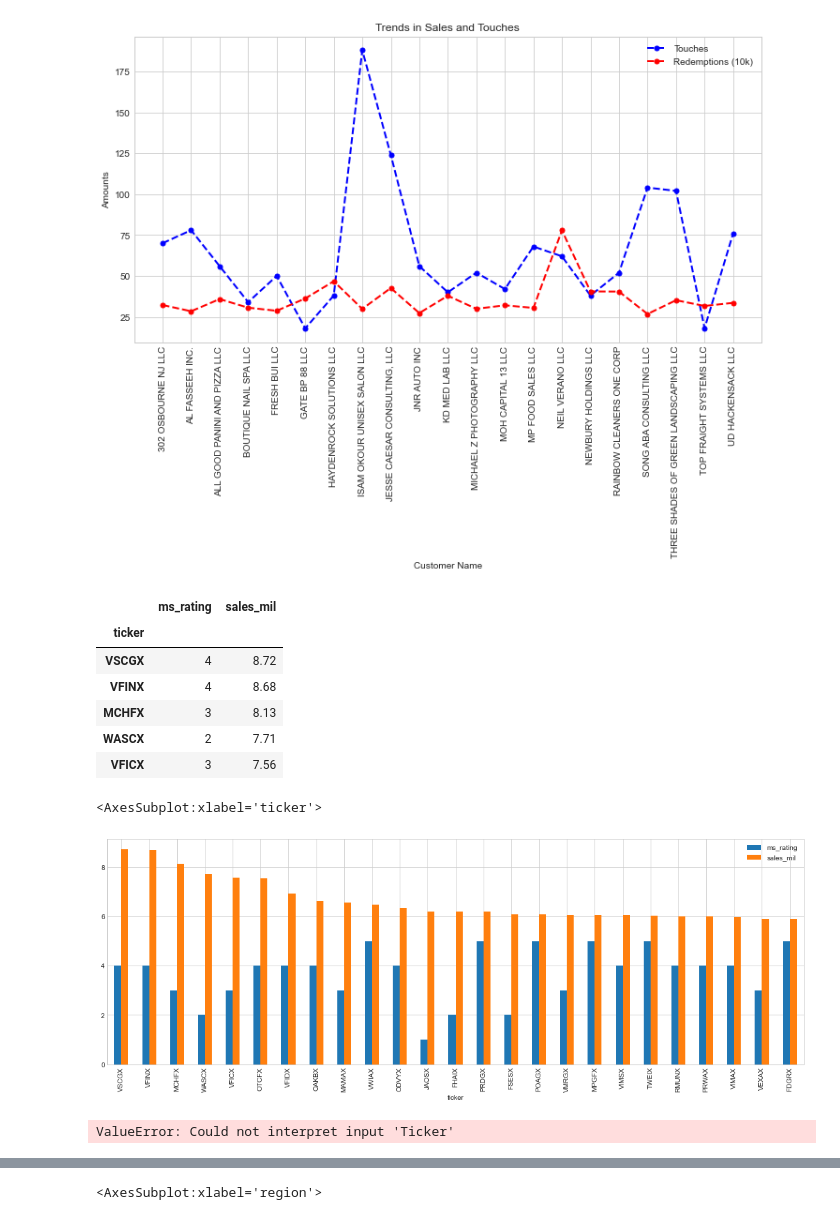
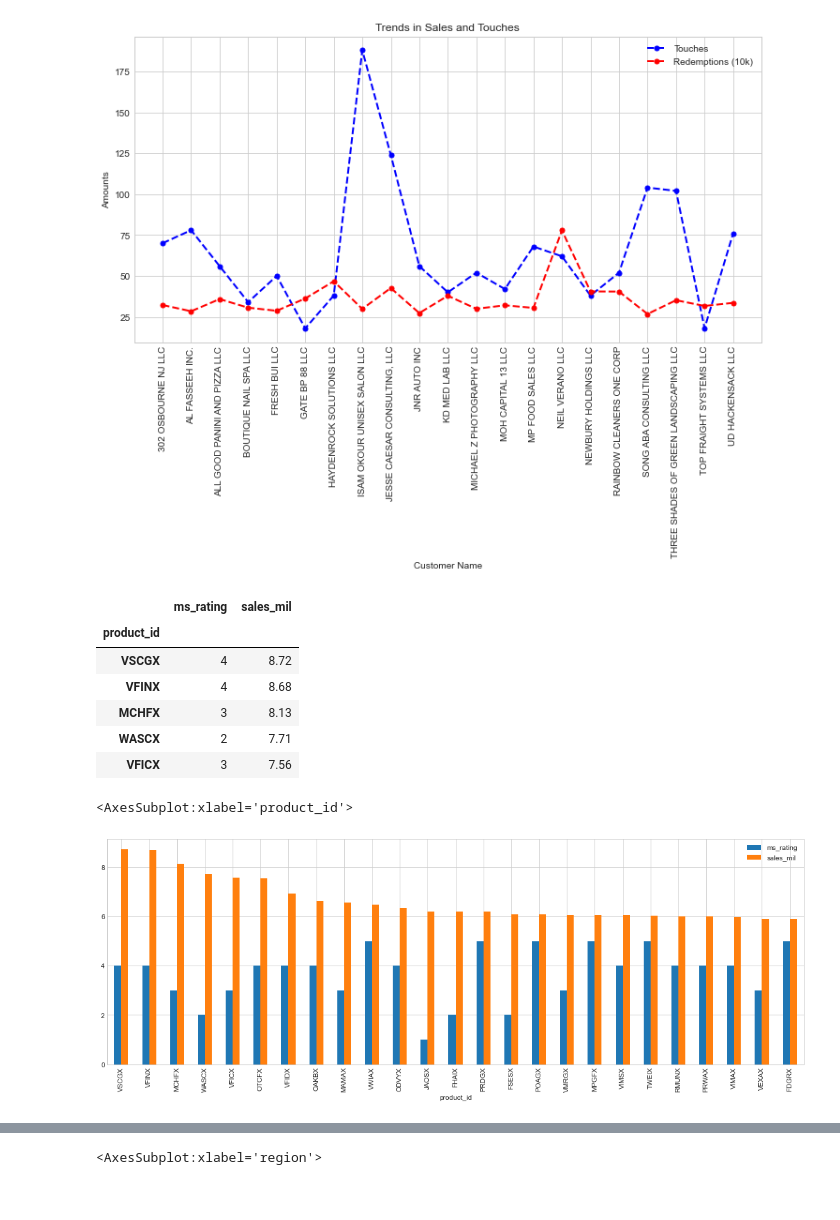
Before and after one commit to bthodla/udsnd_prj1, a Jupyter notebook: notebooks/udsnd_prj1.ipynb, the cells around one changed output, grey strips where cells are left out. Cells and saved outputs as stored; diff of their text form; code cells hidden in the pictures.

Commit message:
20220226 - Fixed issue with the Sales by Region query

```diff
--- a/notebooks/udsnd_prj1.ipynb
+++ b/notebooks/udsnd_prj1.ipynb
@@ -190,20 +190,20 @@ plt.show()
 # %%
 # Do all highly sold funds belong to Morning Star Rating 4 and above?
 query = '''
-select ticker, max(ms_rating) as ms_rating, round(sum(sales), 2)/1000000 as sales_mil
-from product_df inner join txn_df on product_df.ticker = txn_df.product_id
+select product_df.product_id, max(ms_rating) as ms_rating, round(sum(sales), 2)/1000000 as sales_mil
+from product_df inner join txn_df on product_df.product_id = txn_df.product_id
 group by 1
 having sum(sales) > 1000000
 order by 3 desc
 limit 25
 '''
 
 sales_by_product_df = sqldf(query, globals())
-sales_by_ticker_df = sales_by_product_df.set_index('ticker')
+sales_by_ticker_df = sales_by_product_df.set_index('product_id')
 sales_by_ticker_df.head()
 # %% [output]
 |  | ms_rating | sales_mil |
-| ticker |  |  |
+| product_id |  |  |
 | VSCGX | 4 | 8.72 |
 | VFINX | 4 | 8.68 |
 | MCHFX | 3 | 8.13 |
@@ -216,9 +216,5 @@ sales_by_ticker_df.head()
 
 sales_by_ticker_df.plot(kind = 'bar', width = 0.5, rot = 90, figsize = (18,6))
 # %% [output]
-<AxesSubplot:xlabel='ticker'>
+<AxesSubplot:xlabel='product_id'>
 [figure]
-# %%
-ax = sb.barplot(x = "Ticker", y = "Sales/MS Rating", hue = sales_by_ticker_df.ms_rating, data = sales_by_ticker_df)
-# %% [output]
-ValueError: Could not interpret input 'Ticker'
```
Also changed, not shown: parts of 1 cell of this notebook.
